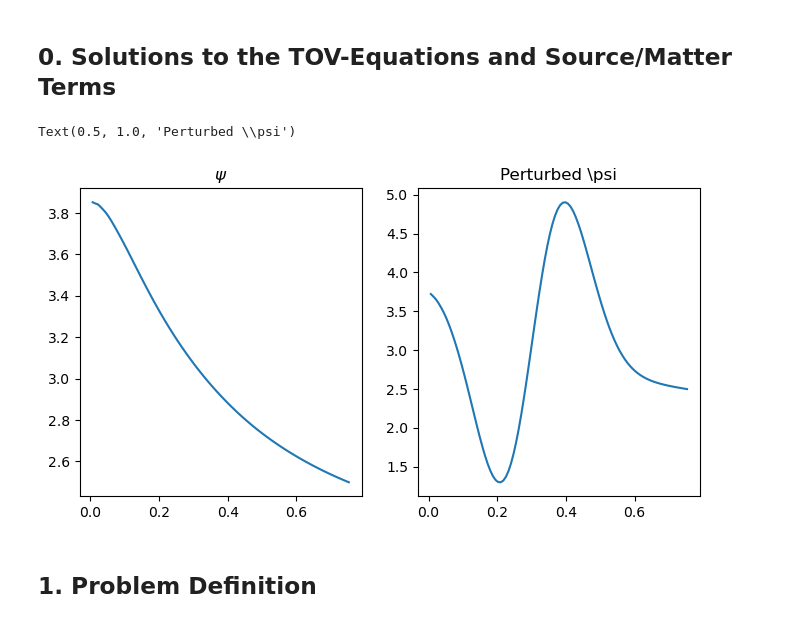
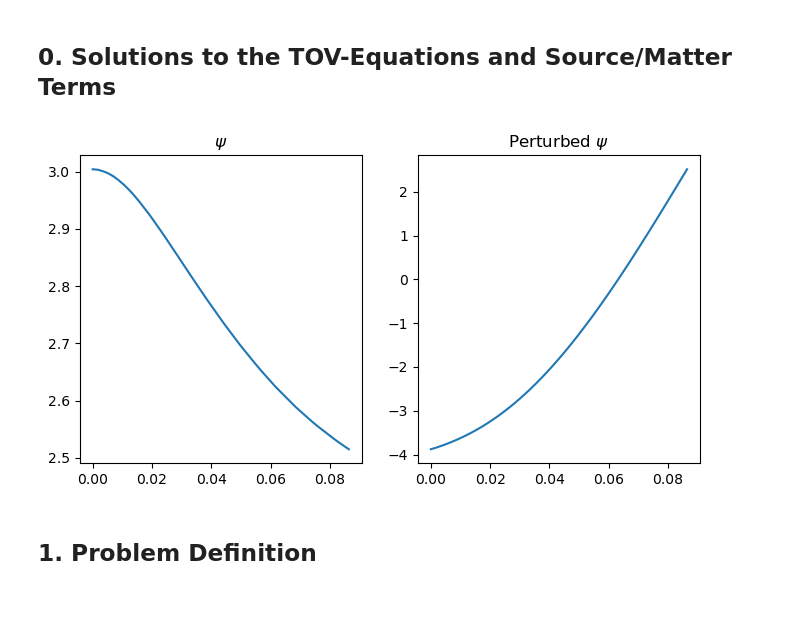
Before and after one commit to Poincare-code/henri, a Jupyter notebook: notebooks/validation-notebooks/Relevant/Non_Linear_Implementation.ipynb, the cells around one changed output. Cells and saved outputs as stored; diff of their text form; code cells hidden in the pictures.

```diff
--- a/notebooks/validation-notebooks/Relevant/Non_Linear_Implementation.ipynb
+++ b/notebooks/validation-notebooks/Relevant/Non_Linear_Implementation.ipynb
@@ -21,6 +21,7 @@ P_c   = 1.0e-1          # central pressure (maximal pressure)
 
 # Specify and load the file
 filename    = f'../../data/tov_{round(np.log10(r_o)):+}{round(np.log10(r_c)):+}{round(np.log10(P_c)):+}.npy'
+filename    = f'../../data/tov_112.npy'
 loaded_data = np.load(filename)
 
 # Unpack the values
@@ -34,38 +35,37 @@ alpha_intp = interpolate.interp1d(R, alpha, kind='linear', bounds_error=False)
 psi_intp   = interpolate.interp1d(R, psi,   kind='linear', bounds_error=False)
 
 # Convert to linear grid
-nb_points = 100
+nb_points = 50
 R = np.linspace(np.min(R), np.max(R), nb_points)
 
 m      = m_intp(R)
 P      = P_intp(R)
 rho    = rho_intp(R)
 alpha  = alpha_intp(R)
 psi    = psi_intp(R)
 
 # A large perturbation can be used as an initialization of psi
 # Perturbation parameters
 center_value  = 0.3        # Center value
 sigma         = 1.0e-1     # Width of the full Gaussian
 amplitude     = 1.0e1      # Scale factor
 
 # Construction of the perturbation
 center_index  = np.argmin(np.abs(R - center_value))
 R_centered    = (R - R[center_index])/R[center_index]
 gaussian      = amplitude * np.exp(-((R - R[center_index]) ** 2) / (2 * sigma**2))
 psi_perturbation = gaussian * R_centered
 
 # Define the perturbed density
 perturbed_psi = psi + psi_perturbation
 
 fig, ax = plt.subplots(1, 2, figsize=(8, 4))
 ax[0].plot(R, psi)
 ax[0].set_title(r"$\psi$")
 ax[1].plot(R, perturbed_psi)
-ax[1].set_title(r"Perturbed \psi")
+ax[1].set_title(r"Perturbed $\psi$");
 # %% [output]
-Text(0.5, 1.0, 'Perturbed \\psi')
-[figure, old version]
+[figure, new version]
 # %% [markdown]
 ## 1. Problem Definition
 # %% [markdown]
```
Also changed, not shown: parts of 9 cells of this notebook, 2 other files.
